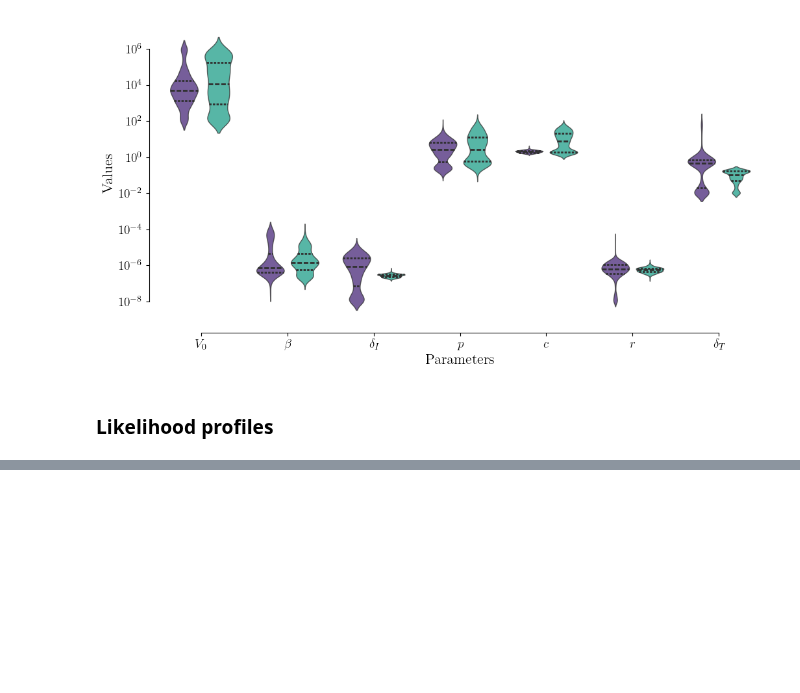
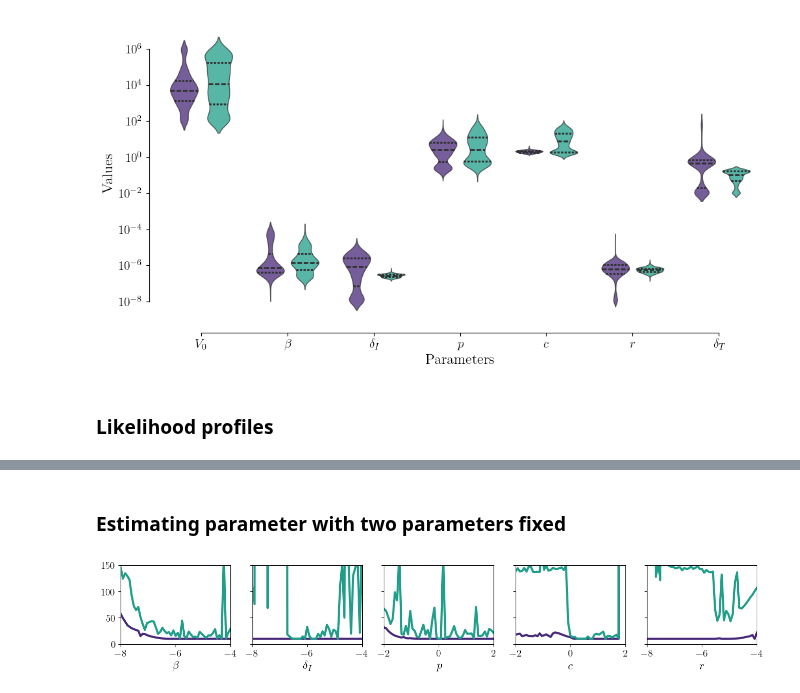
Before and after one commit to systemsmedicine/CrossLabFit, a Jupyter notebook: pyNotebooks/influenzaModel.ipynb, the cells around one changed output, grey strips where cells are left out. Cells and saved outputs as stored; diff of their text form; code cells hidden in the pictures; blank space fills up the shorter version.

Commit message:
profiles with 2 parameters fixed

```diff
--- a/pyNotebooks/influenzaModel.ipynb
+++ b/pyNotebooks/influenzaModel.ipynb
@@ -410,0 +411,52 @@ plt.show()
+# %% [markdown]
+### Estimating parameter with two parameters fixed
+# %%
+df_bet_qt = pd.read_csv('influenza/profilesData_fix/beta_profile_qt.dat', sep=' ', names=parNames).filter(['$\\beta$', 'RSS'])
+df_delI_qt = pd.read_csv('influenza/profilesData_fix/delI_profile_qt.dat', sep=' ', names=parNames).filter(['$\\delta_I$', 'RSS'])
+df_p_qt = pd.read_csv('influenza/profilesData_fix/p_profile_qt.dat', sep=' ', names=parNames).filter(['$p$', 'RSS'])
+df_c_qt = pd.read_csv('influenza/profilesData_fix/c_profile_qt.dat', sep=' ', names=parNames).filter(['$c$', 'RSS'])
+df_r_qt = pd.read_csv('influenza/profilesData_fix/r_profile_qt.dat', sep=' ', names=parNames).filter(['$r$', 'RSS'])
+# %%
+df_bet_ql = pd.read_csv('influenza/profilesData_fix/beta_profile_ql.dat', sep=' ', names=parNames).filter(['$\\beta$', 'RSS'])
+df_delI_ql = pd.read_csv('influenza/profilesData_fix/delI_profile_ql.dat', sep=' ', names=parNames).filter(['$\\delta_I$', 'RSS'])
+df_p_ql = pd.read_csv('influenza/profilesData_fix/p_profile_ql.dat', sep=' ', names=parNames).filter(['$p$', 'RSS'])
+df_c_ql = pd.read_csv('influenza/profilesData_fix/c_profile_ql.dat', sep=' ', names=parNames).filter(['$c$', 'RSS'])
+df_r_ql = pd.read_csv('influenza/profilesData_fix/r_profile_ql.dat', sep=' ', names=parNames).filter(['$r$', 'RSS'])
+# %%
+fig, axs = plt.subplots(nrows=1, ncols=5, figsize=(16,2), facecolor='white', sharey=True)
+
+axs[0].plot(df_bet_qt['$\\beta$'], df_bet_qt['RSS'], lw=3, color=palette[0])
+axs[0].plot(df_bet_ql['$\\beta$'], df_bet_ql['RSS'], lw=3, color=palette[4])
+axs[0].set_xlabel('$\\beta$')
+# axs[0].set_ylabel('RSS')
+axs[0].set_xlim((-8,-4))
+
+axs[1].plot(df_delI_qt['$\\delta_I$'], df_delI_qt['RSS'], lw=3, color=palette[0])
+axs[1].plot(df_delI_ql['$\\delta_I$'], df_delI_ql['RSS'], lw=3, color=palette[4])
+axs[1].set_xlabel('$\\delta_I$')
+# axs[2].set_ylabel('RSS')
+axs[1].set_xlim((-8,-4))
+
+axs[2].plot(df_p_qt['$p$'], df_p_qt['RSS'], lw=3, color=palette[0])
+axs[2].plot(df_p_ql['$p$'], df_p_ql['RSS'], lw=3, color=palette[4])
+axs[2].set_xlabel('$p$')
+# axs[3].set_ylabel('RSS')
+axs[2].set_xlim((-2,2))
+
+axs[3].plot(df_c_qt['$c$'], df_c_qt['RSS'], lw=3, color=palette[0])
+axs[3].plot(df_c_ql['$c$'], df_c_ql['RSS'], lw=3, color=palette[4])
+axs[3].set_xlabel('$c$')
+# axs[4].set_ylabel('RSS')
+axs[3].set_xlim((-2,2))
+
+axs[4].plot(df_r_qt['$r$'], df_r_qt['RSS'], lw=3, color=palette[0])
+axs[4].plot(df_r_ql['$r$'], df_r_ql['RSS'], lw=3, color=palette[4])
+axs[4].set_xlabel('$r$')
+# axs[5].set_ylabel('RSS')
+axs[4].set_xlim((-8,-4))
+
+plt.setp(axs, ylim=(0,150))
+
+plt.show()
+# %% [output]
+[figure, added]
```
Also changed, not shown: parts of 1 cell of this notebook, 14 other files.
